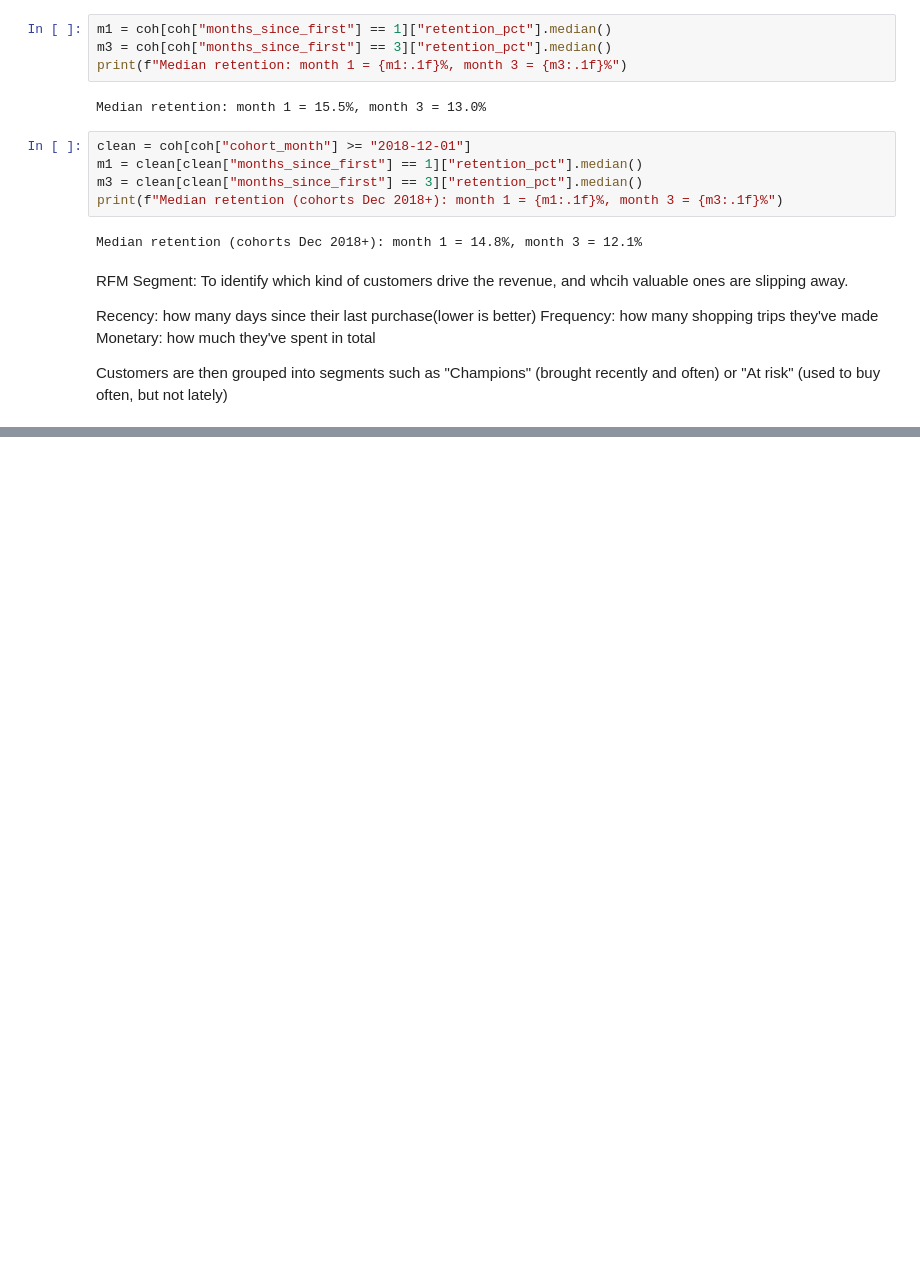
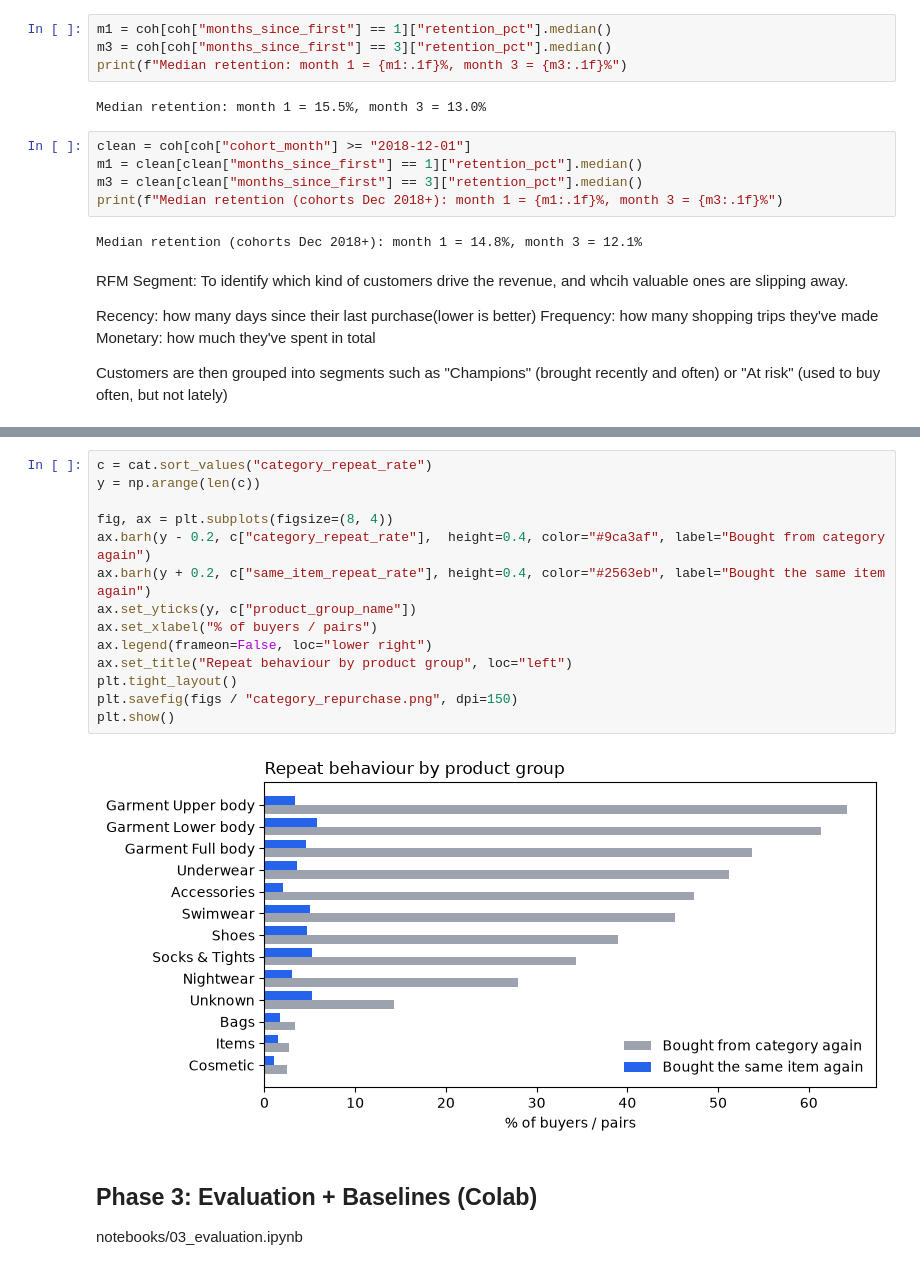
Before and after one commit to WoahImCoding/ecommerce-recommender, a Jupyter notebook: notebooks/02_product_analytics.ipynb, the cells around one changed output, grey strips where cells are left out. Cells and saved outputs as stored; diff of their text form; blank space fills up the shorter version.

Commit message:
Phase 2 done

```diff
--- a/notebooks/02_product_analytics.ipynb
+++ b/notebooks/02_product_analytics.ipynb
@@ -143,0 +192,19 @@ Customers are then grouped into segments such as "Champions" (brought recently a
+# %%
+c = cat.sort_values("category_repeat_rate")
+y = np.arange(len(c))
+
+fig, ax = plt.subplots(figsize=(8, 4))
+ax.barh(y - 0.2, c["category_repeat_rate"],  height=0.4, color="#9ca3af", label="Bought from category again")
+ax.barh(y + 0.2, c["same_item_repeat_rate"], height=0.4, color="#2563eb", label="Bought the same item again")
+ax.set_yticks(y, c["product_group_name"])
+ax.set_xlabel("% of buyers / pairs")
+ax.legend(frameon=False, loc="lower right")
+ax.set_title("Repeat behaviour by product group", loc="left")
+plt.tight_layout()
+plt.savefig(figs / "category_repurchase.png", dpi=150)
+plt.show()
+# %% [output]
+[figure, added]
+# %% [markdown]
+## Phase 3: Evaluation + Baselines (Colab)
+notebooks/03_evaluation.ipynb
```
Also changed, not shown: parts of 4 cells of this notebook, 4 other files.
